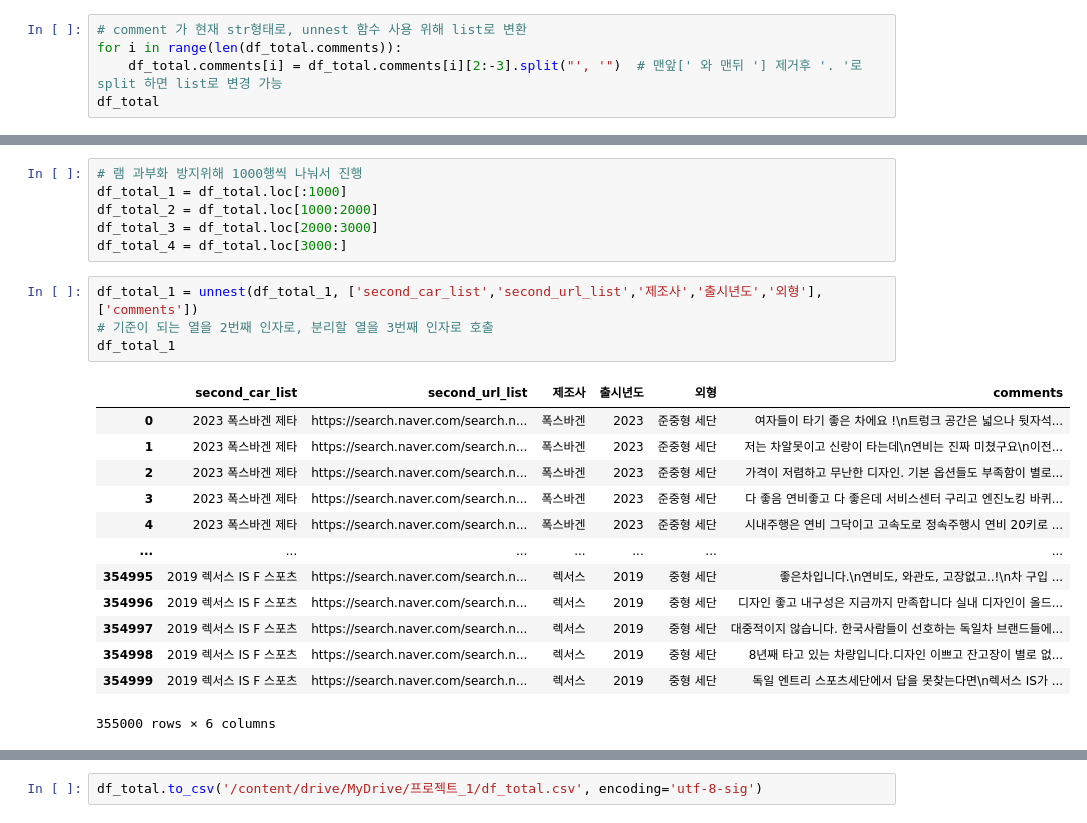
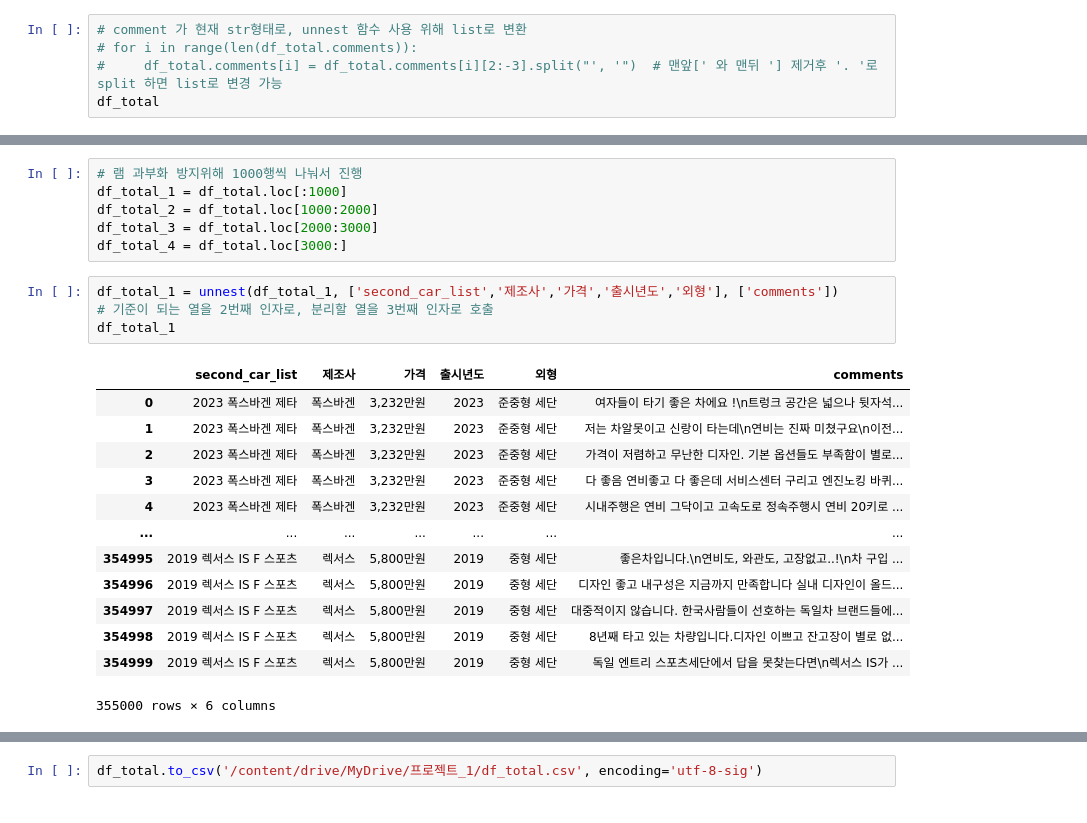
Before and after one commit to dbtjr1103/Basic_practice, a Jupyter notebook: 자동차프로젝트.ipynb, the cells around one changed output, grey strips where cells are left out. Cells and saved outputs as stored; diff of their text form.

```diff
--- a/자동차프로젝트.ipynb
+++ b/자동차프로젝트.ipynb
@@ -537,6 +597,6 @@ df_total
 # %%
 # comment 가 현재 str형태로, unnest 함수 사용 위해 list로 변환
-for i in range(len(df_total.comments)):
-    df_total.comments[i] = df_total.comments[i][2:-3].split("', '")  # 맨앞[' 와 맨뒤 '] 제거후 '. '로 split 하면 list로 변경 가능
+# for i in range(len(df_total.comments)):
+#     df_total.comments[i] = df_total.comments[i][2:-3].split("', '")  # 맨앞[' 와 맨뒤 '] 제거후 '. '로 split 하면 list로 변경 가능
 df_total
 # %% [output]
@@ -573,21 +629,21 @@ df_total_2 = df_total.loc[1000:2000]
 df_total_3 = df_total.loc[2000:3000]
 df_total_4 = df_total.loc[3000:]
 # %%
-df_total_1 = unnest(df_total_1, ['second_car_list','second_url_list','제조사','출시년도','외형'], ['comments'])
+df_total_1 = unnest(df_total_1, ['second_car_list','제조사','가격','출시년도','외형'], ['comments'])
 # 기준이 되는 열을 2번째 인자로, 분리할 열을 3번째 인자로 호출
 df_total_1
 # %% [output]
-|  | second_car_list | second_url_list | 제조사 | 출시년도 | 외형 | comments |
-| 0 | 2023 폭스바겐 제타 | https://search.naver.com/search.n... | 폭스바겐 | 2023 | 준중형 세단 | 여자들이 타기 좋은 차에요 !\n트렁크 공간은 넓으나 뒷자석... |
-| 1 | 2023 폭스바겐 제타 | https://search.naver.com/search.n... | 폭스바겐 | 2023 | 준중형 세단 | 저는 차알못이고 신랑이 타는데\n연비는 진짜 미쳤구요\n이전... |
-| 2 | 2023 폭스바겐 제타 | https://search.naver.com/search.n... | 폭스바겐 | 2023 | 준중형 세단 | 가격이 저렴하고 무난한 디자인. 기본 옵션들도 부족함이 별로... |
-| 3 | 2023 폭스바겐 제타 | https://search.naver.com/search.n... | 폭스바겐 | 2023 | 준중형 세단 | 다 좋음 연비좋고 다 좋은데 서비스센터 구리고 엔진노킹 바퀴... |
-| 4 | 2023 폭스바겐 제타 | https://search.naver.com/search.n... | 폭스바겐 | 2023 | 준중형 세단 | 시내주행은 연비 그닥이고 고속도로 정속주행시 연비 20키로 ... |
+|  | second_car_list | 제조사 | 가격 | 출시년도 | 외형 | comments |
+| 0 | 2023 폭스바겐 제타 | 폭스바겐 | 3,232만원 | 2023 | 준중형 세단 | 여자들이 타기 좋은 차에요 !\n트렁크 공간은 넓으나 뒷자석... |
+| 1 | 2023 폭스바겐 제타 | 폭스바겐 | 3,232만원 | 2023 | 준중형 세단 | 저는 차알못이고 신랑이 타는데\n연비는 진짜 미쳤구요\n이전... |
+| 2 | 2023 폭스바겐 제타 | 폭스바겐 | 3,232만원 | 2023 | 준중형 세단 | 가격이 저렴하고 무난한 디자인. 기본 옵션들도 부족함이 별로... |
+| 3 | 2023 폭스바겐 제타 | 폭스바겐 | 3,232만원 | 2023 | 준중형 세단 | 다 좋음 연비좋고 다 좋은데 서비스센터 구리고 엔진노킹 바퀴... |
+| 4 | 2023 폭스바겐 제타 | 폭스바겐 | 3,232만원 | 2023 | 준중형 세단 | 시내주행은 연비 그닥이고 고속도로 정속주행시 연비 20키로 ... |
 | ... | ... | ... | ... | ... | ... | ... |
-| 354995 | 2019 렉서스 IS F 스포츠 | https://search.naver.com/search.n... | 렉서스 | 2019 | 중형 세단 | 좋은차입니다.\n연비도, 와관도, 고장없고..!\n차 구입 ... |
-| 354996 | 2019 렉서스 IS F 스포츠 | https://search.naver.com/search.n... | 렉서스 | 2019 | 중형 세단 | 디자인 좋고 내구성은 지금까지 만족합니다 실내 디자인이 올드... |
-| 354997 | 2019 렉서스 IS F 스포츠 | https://search.naver.com/search.n... | 렉서스 | 2019 | 중형 세단 | 대중적이지 않습니다. 한국사람들이 선호하는 독일차 브랜드들에... |
-| 354998 | 2019 렉서스 IS F 스포츠 | https://search.naver.com/search.n... | 렉서스 | 2019 | 중형 세단 | 8년째 타고 있는 차량입니다.디자인 이쁘고 잔고장이 별로 없... |
-| 354999 | 2019 렉서스 IS F 스포츠 | https://search.naver.com/search.n... | 렉서스 | 2019 | 중형 세단 | 독일 엔트리 스포츠세단에서 답을 못찾는다면\n렉서스 IS가 ... |
+| 354995 | 2019 렉서스 IS F 스포츠 | 렉서스 | 5,800만원 | 2019 | 중형 세단 | 좋은차입니다.\n연비도, 와관도, 고장없고..!\n차 구입 ... |
+| 354996 | 2019 렉서스 IS F 스포츠 | 렉서스 | 5,800만원 | 2019 | 중형 세단 | 디자인 좋고 내구성은 지금까지 만족합니다 실내 디자인이 올드... |
+| 354997 | 2019 렉서스 IS F 스포츠 | 렉서스 | 5,800만원 | 2019 | 중형 세단 | 대중적이지 않습니다. 한국사람들이 선호하는 독일차 브랜드들에... |
+| 354998 | 2019 렉서스 IS F 스포츠 | 렉서스 | 5,800만원 | 2019 | 중형 세단 | 8년째 타고 있는 차량입니다.디자인 이쁘고 잔고장이 별로 없... |
+| 354999 | 2019 렉서스 IS F 스포츠 | 렉서스 | 5,800만원 | 2019 | 중형 세단 | 독일 엔트리 스포츠세단에서 답을 못찾는다면\n렉서스 IS가 ... |
 355000 rows × 6 columns
 # %%
```
Also changed, not shown: parts of 51 cells of this notebook.
